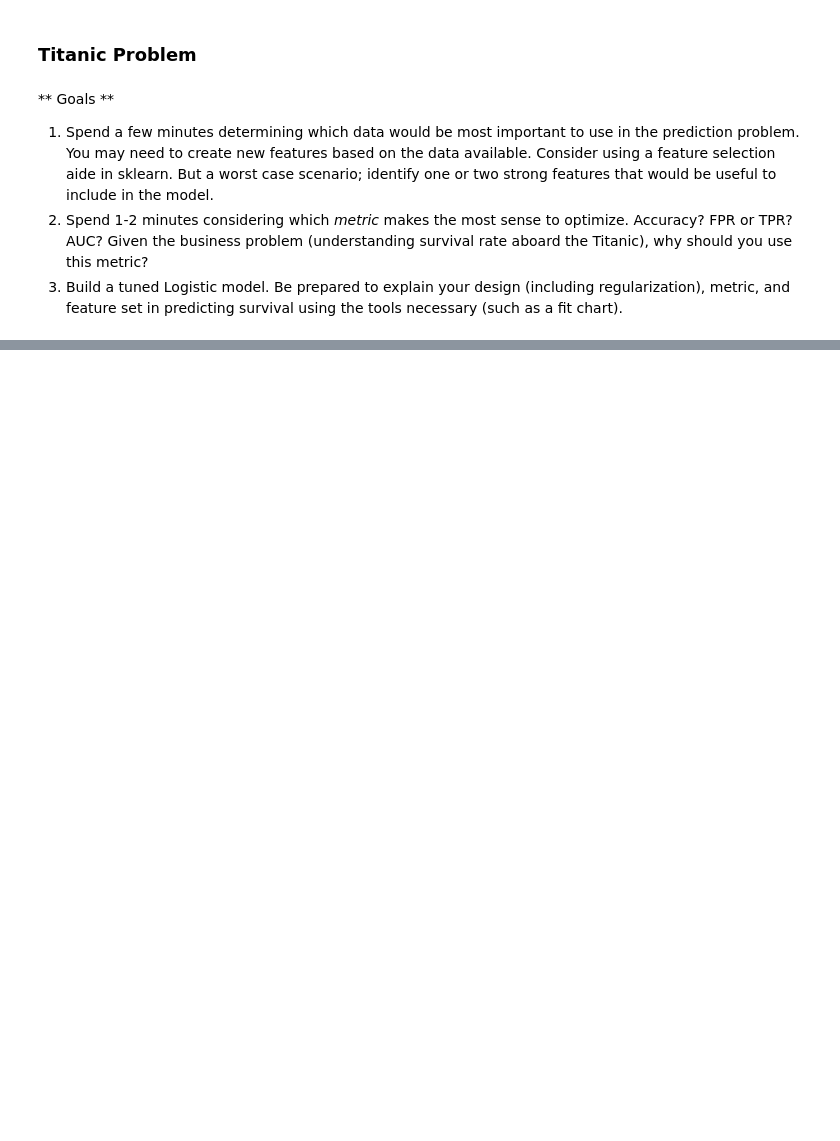
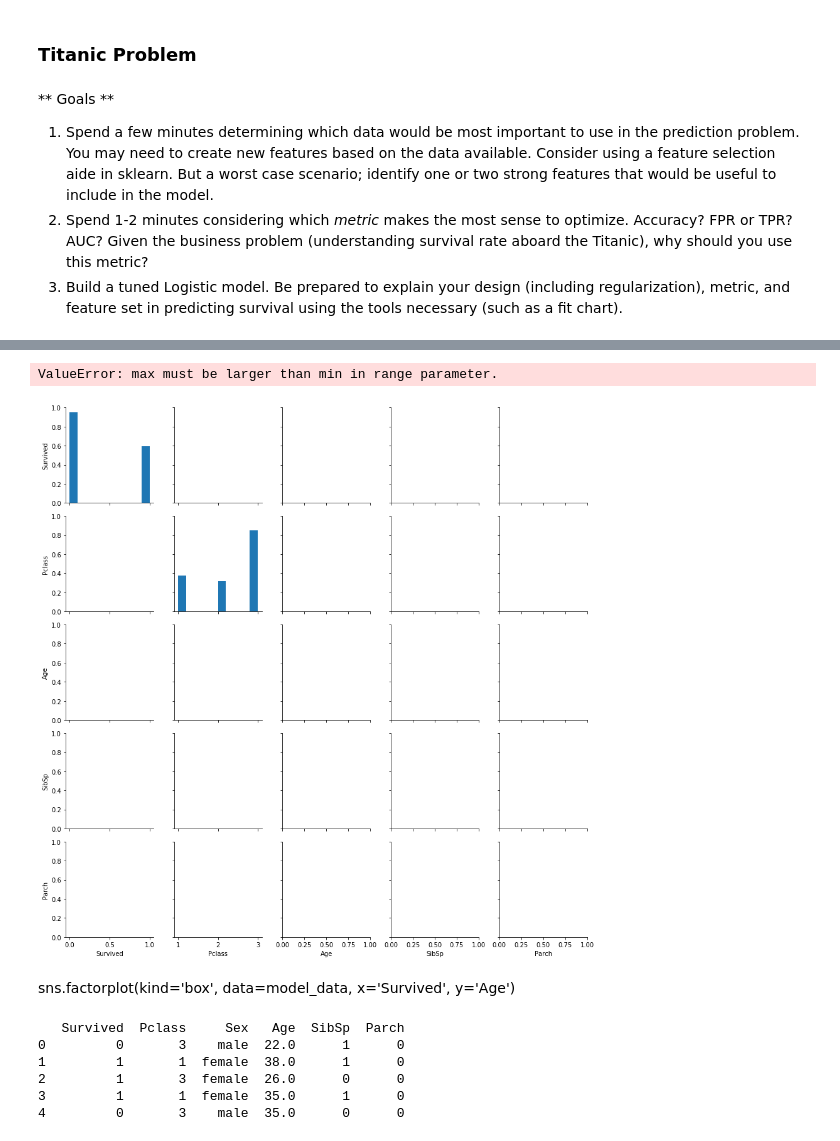
Before and after one commit to samers101/Samer-Shenouda, a Jupyter notebook: lessons/lesson-09/code/starter-code/starter-code-9.ipynb, the cells around one changed output, grey strips where cells are left out. Cells and saved outputs as stored; diff of their text form; code cells hidden in the pictures; blank space fills up the shorter version.

```diff
--- a/lessons/lesson-09/code/starter-code/starter-code-9.ipynb
+++ b/lessons/lesson-09/code/starter-code/starter-code-9.ipynb
@@ -97,3 +106,6 @@ roc_auc_score(df['admit'], lm.predict(feature_set)
 1. Spend a few minutes determining which data would be most important to use in the prediction problem. You may need to create new features based on the data available. Consider using a feature selection aide in sklearn. But a worst case scenario; identify one or two strong features that would be useful to include in the model.
 2. Spend 1-2 minutes considering which _metric_ makes the most sense to optimize. Accuracy? FPR or TPR? AUC? Given the business problem (understanding survival rate aboard the Titanic), why should you use this metric?
 3. Build a tuned Logistic model. Be prepared to explain your design (including regularization), metric, and feature set in predicting survival using the tools necessary (such as a fit chart).
+# %%
+titanic_data=pd.read_csv('../dataset/titanic.csv')
+titanic_data.head()
@@ -99,0 +139,3 @@ roc_auc_score(df['admit'], lm.predict(feature_set)
+# %%
+cols_to_keep = ['Survived', 'Pclass', 'Sex','Age','SibSp','Parch']
+model_data=titanic_data[cols_to_keep].copy()
@@ -99,0 +154,5 @@ roc_auc_score(df['admit'], lm.predict(feature_set)
+# %%
+sns.pairplot(model_data)
+# %% [output]
+ValueError: max must be larger than min in range parameter.
+[figure, added]
@@ -99,0 +161,11 @@ roc_auc_score(df['admit'], lm.predict(feature_set)
+# %% [markdown]
+sns.factorplot(kind='box', data=model_data, x='Survived', y='Age')
+# %%
+print (model_data.head())
+# %% [output]
+   Survived  Pclass     Sex   Age  SibSp  Parch
+0         0       3    male  22.0      1      0
+1         1       1  female  38.0      1      0
+2         1       3  female  26.0      0      0
+3         1       1  female  35.0      1      0
+4         0       3    male  35.0      0      0
```
Also changed, not shown: parts of 24 cells of this notebook, 1 other file.
